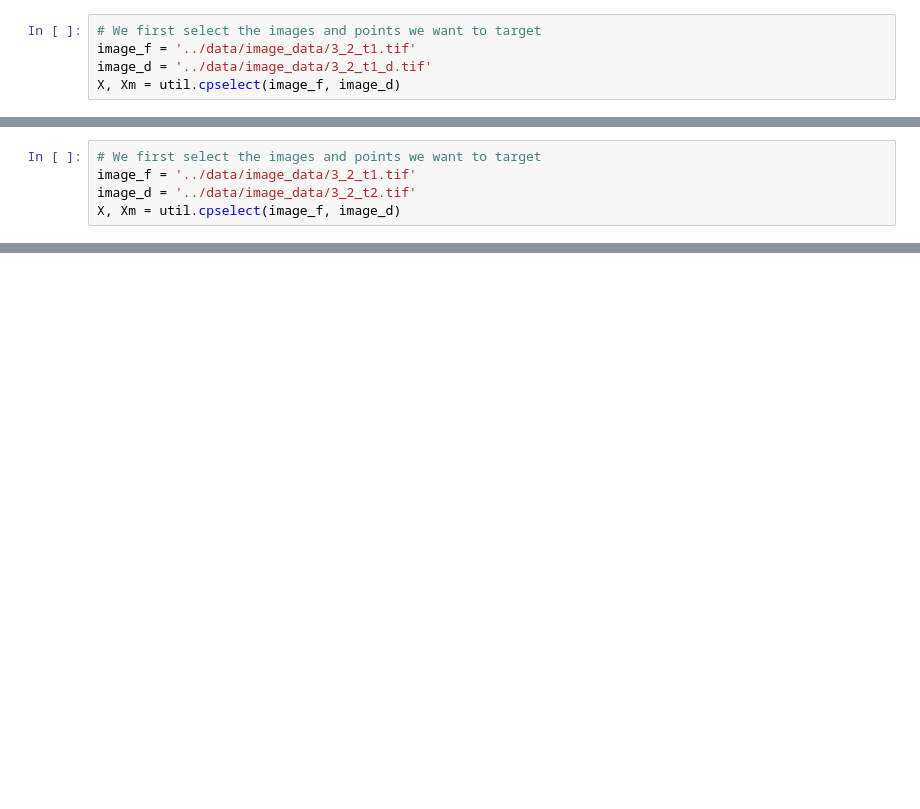
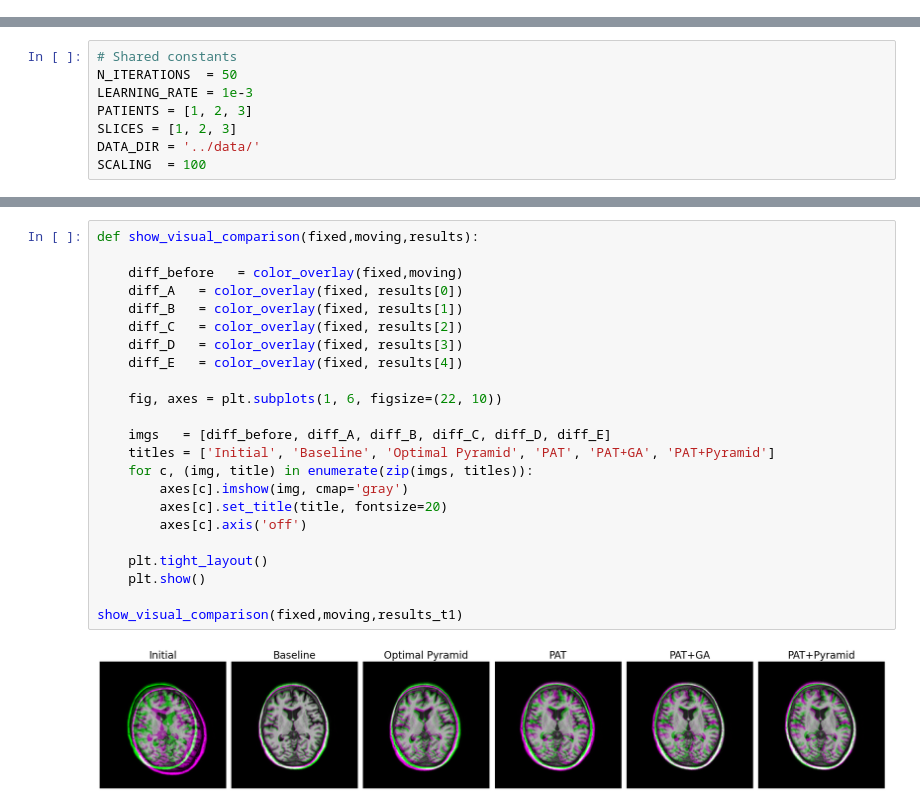
Before and after one commit to FrancescTUe/8BE030-MIA, a Jupyter notebook: reader/1.6_Registration_project.ipynb, the cells around one changed output, grey strips where cells are left out. Drawn from its saved outputs; the diff is of its cells as text; blank space fills up the shorter version.

```diff
--- a/reader/1.6_Registration_project.ipynb
+++ b/reader/1.6_Registration_project.ipynb
@@ -153,5 +0,0 @@ def color_overlay(fixed_im, moving_im):
-# %%
-# We first select the images and points we want to target
-image_f = '../data/image_data/3_2_t1.tif'
-image_d = '../data/image_data/3_2_t1_d.tif'
-X, Xm = util.cpselect(image_f, image_d)
@@ -183,5 +0,0 @@ plt.show()
-# %%
-# We first select the images and points we want to target
-image_f = '../data/image_data/3_2_t1.tif'
-image_d = '../data/image_data/3_2_t2.tif'
-X, Xm = util.cpselect(image_f, image_d)
@@ -715,0 +565,8 @@ Overall Convergence: 19.78 ± 0.63 iterations per image
+# %%
+# Shared constants
+N_ITERATIONS  = 50
+LEARNING_RATE = 1e-3
+PATIENTS = [1, 2, 3]
+SLICES = [1, 2, 3]
+DATA_DIR = '../data/'
+SCALING  = 100
@@ -715,0 +1041,25 @@ Overall Convergence: 19.78 ± 0.63 iterations per image
+# %%
+def show_visual_comparison(fixed,moving,results):
+
+    diff_before   = color_overlay(fixed,moving)
+    diff_A   = color_overlay(fixed, results[0])
+    diff_B   = color_overlay(fixed, results[1])
+    diff_C   = color_overlay(fixed, results[2])
+    diff_D   = color_overlay(fixed, results[3])
+    diff_E   = color_overlay(fixed, results[4])
+
+    fig, axes = plt.subplots(1, 6, figsize=(22, 10))
+
+    imgs   = [diff_before, diff_A, diff_B, diff_C, diff_D, diff_E]
+    titles = ['Initial', 'Baseline', 'Optimal Pyramid', 'PAT', 'PAT+GA', 'PAT+Pyramid']
+    for c, (img, title) in enumerate(zip(imgs, titles)):
+        axes[c].imshow(img, cmap='gray')
+        axes[c].set_title(title, fontsize=20)
+        axes[c].axis('off')
+
+    plt.tight_layout()
+    plt.show()
+
+show_visual_comparison(fixed,moving,results_t1)
+# %% [output]
+[figure, added]
```
Also changed, not shown: parts of 79 cells of this notebook, 2 other files.
